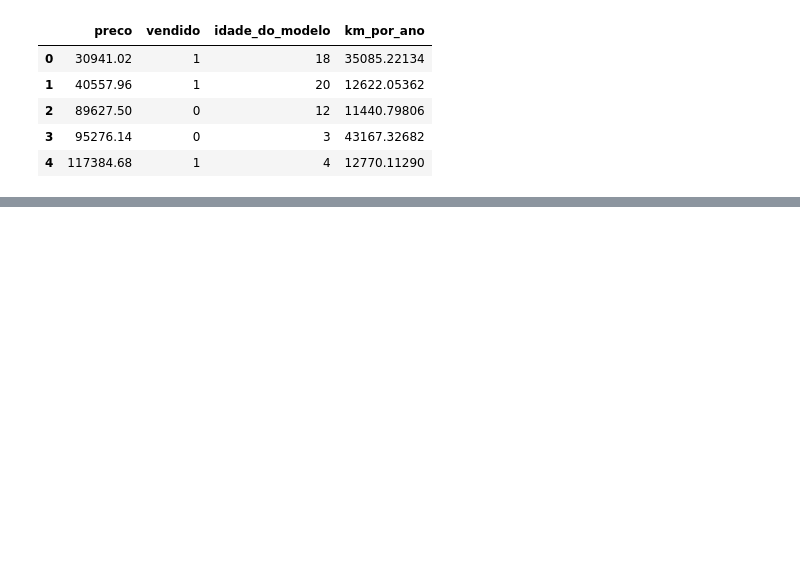
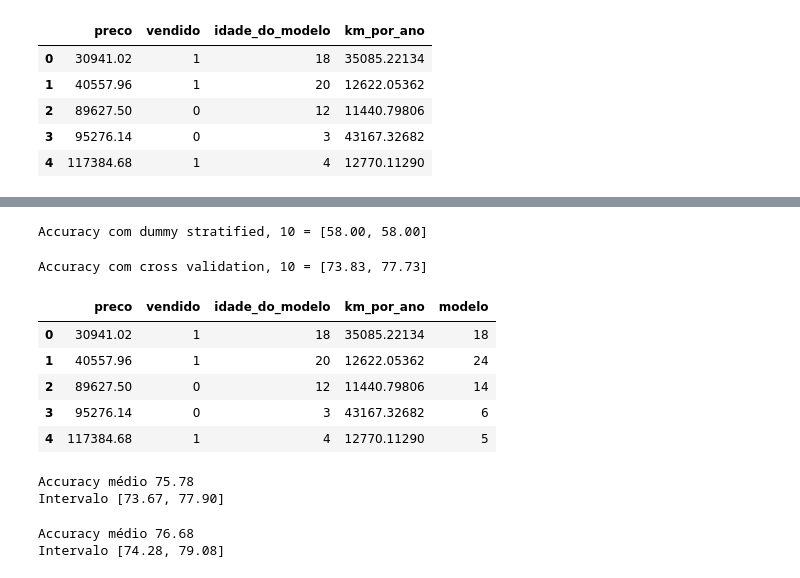
Before and after one commit to Facco-Bruno/Alura-ML, a Jupyter notebook: Otimizacao_por_hiperparametros_.ipynb, the cells around one changed output, grey strips where cells are left out. Cells and saved outputs as stored; diff of their text form; code cells hidden in the pictures; blank space fills up the shorter version.

```diff
--- a/Otimizacao_por_hiperparametros_.ipynb
+++ b/Otimizacao_por_hiperparametros_.ipynb
@@ -17,0 +32,43 @@ dados.head()
+# %%
+from sklearn.model_selection import cross_validate
+from sklearn.dummy import DummyClassifier
+import numpy as np
+
+SEED = 301
+np.random.seed(SEED)
+
+modelo = DummyClassifier()
+results = cross_validate(modelo, x_azar, y_azar, cv = 10, return_train_score=False)
+media = results['test_score'].mean()
+desvio_padrao = results['test_score'].std()
+print("Accuracy com dummy stratified, 10 = [%.2f, %.2f]" % ((media - 2 * desvio_padrao)*100, (media + 2 * desvio_padrao) * 100))
+# %% [output]
+Accuracy com dummy stratified, 10 = [58.00, 58.00]
+# %%
+from sklearn.model_selection import cross_validate
+from sklearn.tree import DecisionTreeClassifier
+
+SEED = 301
+np.random.seed(SEED)
+
+modelo = DecisionTreeClassifier(max_depth=2)
+results = cross_validate(modelo, x_azar, y_azar, cv = 10, return_train_score=False)
+media = results['test_score'].mean()
+desvio_padrao = results['test_score'].std()
+print("Accuracy com cross validation, 10 = [%.2f, %.2f]" % ((media - 2 * desvio_padrao)*100, (media + 2 * desvio_padrao) * 100))
+# %% [output]
+Accuracy com cross validation, 10 = [73.83, 77.73]
+# %%
+# gerando dados aleatórios de modelo de carro para simulação de agrupamento ao usar nosso estimador
+
+np.random.seed(SEED)
+dados['modelo'] = dados.idade_do_modelo + np.random.randint(-2, 3, size=10000)
+dados.modelo = dados.modelo + abs(dados.modelo.min()) + 1
+dados.head()
+# %% [output]
+|  | preco | vendido | idade_do_modelo | km_por_ano | modelo |
+| 0 | 30941.02 | 1 | 18 | 35085.22134 | 18 |
+| 1 | 40557.96 | 1 | 20 | 12622.05362 | 24 |
+| 2 | 89627.50 | 0 | 12 | 11440.79806 | 14 |
+| 3 | 95276.14 | 0 | 3 | 43167.32682 | 6 |
+| 4 | 117384.68 | 1 | 4 | 12770.11290 | 5 |
@@ -17,0 +81,36 @@ dados.head()
+# %%
+# GroupKFold para analisar como o modelo se comporta com novos grupos
+
+from sklearn.model_selection import GroupKFold
+
+SEED = 301
+np.random.seed(SEED)
+
+cv = GroupKFold(n_splits = 10)
+modelo = DecisionTreeClassifier(max_depth=2)
+results = cross_validate(modelo, x_azar, y_azar, cv = cv, groups = dados.modelo, return_train_score=False)
+imprime_resultados(results)
+# %% [output]
+Accuracy médio 75.78
+Intervalo [73.67, 77.90]
+# %%
+# GroupKFold em um pipeline com StandardScaler e SVC
+
+from sklearn.preprocessing import StandardScaler
+from sklearn.svm import SVC
+from sklearn.pipeline import Pipeline
+
+SEED = 301
+np.random.seed(SEED)
+
+scaler = StandardScaler()
+modelo = SVC()
+
+pipeline = Pipeline([('transformacao',scaler), ('estimador',modelo)])
+
+cv = GroupKFold(n_splits = 10)
+results = cross_validate(pipeline, x_azar, y_azar, cv = cv, groups = dados.modelo, return_train_score=False)
+imprime_resultados(results)
+# %% [output]
+Accuracy médio 76.68
+Intervalo [74.28, 79.08]
```
Also changed, not shown: parts of 14 cells of this notebook.
